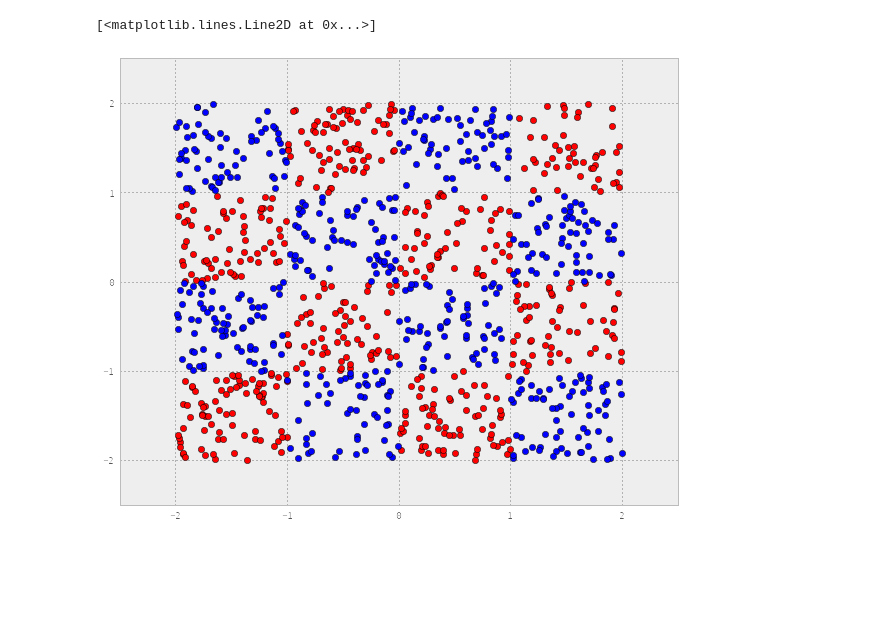
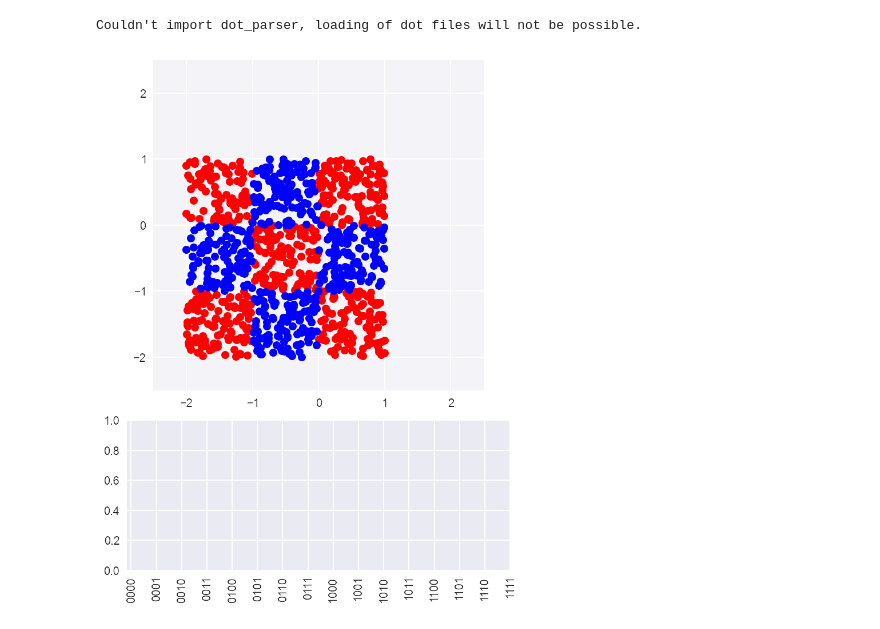
Before and after one commit to shawntan/viz-speech, a Jupyter notebook: Untitled0.ipynb, the cells around one changed output. Drawn from its saved outputs; the diff is of its cells as text; code cells hidden in the pictures; blank space fills up the shorter version.

Commit message:
Modified visualisation interaction

```diff
--- a/Untitled0.ipynb
+++ b/Untitled0.ipynb
@@ -5,17 +1,25 @@ import matplotlib.pyplot as plt
-# %%
-fig = plt.figure(figsize=(10,8))
-left_right = np.array([-2.5,2.5])
-ax = plt.axes(xlim=(left_right[0],left_right[1]), ylim=(-2.5, 2.5))
-line, = ax.plot([], [], lw=2)
-points = np.asarray(4 * np.random.rand(1000,2) - 2)
-
-ceil = np.ceil(points) + 1
-label = (ceil[:,0] % 2 == ceil[:,1] % 2)
-class1 = points[ label]
-class2 = points[~label]
-
-plt.plot(class1[:,0],class1[:,1], 'ro')
-plt.plot(class2[:,0],class2[:,1], 'bo')
-# %% [output]
-[<matplotlib.lines.Line2D at 0x...>]
-[figure, removed]
+# %%
+%matplotlib inline
+import numpy as np
+import matplotlib.pyplot as plt
+from IPython.html.widgets import interact,IntSliderWidget,RadioButtonsWidget
+from IPython.display import clear_output, display, HTML
+import grid_learn
+import matplotlib
+from collections import Counter
+matplotlib.rcParams['savefig.dpi'] = 2 * matplotlib.rcParams['savefig.dpi']
+# %% [output]
+Couldn't import dot_parser, loading of dot files will not be possible.
+# %%
+instances = 1000
+grid_size = 3
+line_count = 4
+train,predict,hidden_p,params = grid_learn.build_model(line_count)
+# %%
+points, label = grid_learn.create_data(grid_size,instances)
+fig,ax,ax_hist,left_right,labels,lbl_colors,rects,ctr_pts,im,Z = grid_learn.plot(points,label,line_count)
+lines = [ax.plot([], [], lw=2)[0] for _ in xrange(line_count)]
+acc_text = ax.text(0.02, 1.01, '', transform=ax.transAxes)
+acc_text.set_text('')
+# %% [output]
+[figure, added]
```
Also changed, not shown: parts of 5 cells of this notebook, 1 other file.
